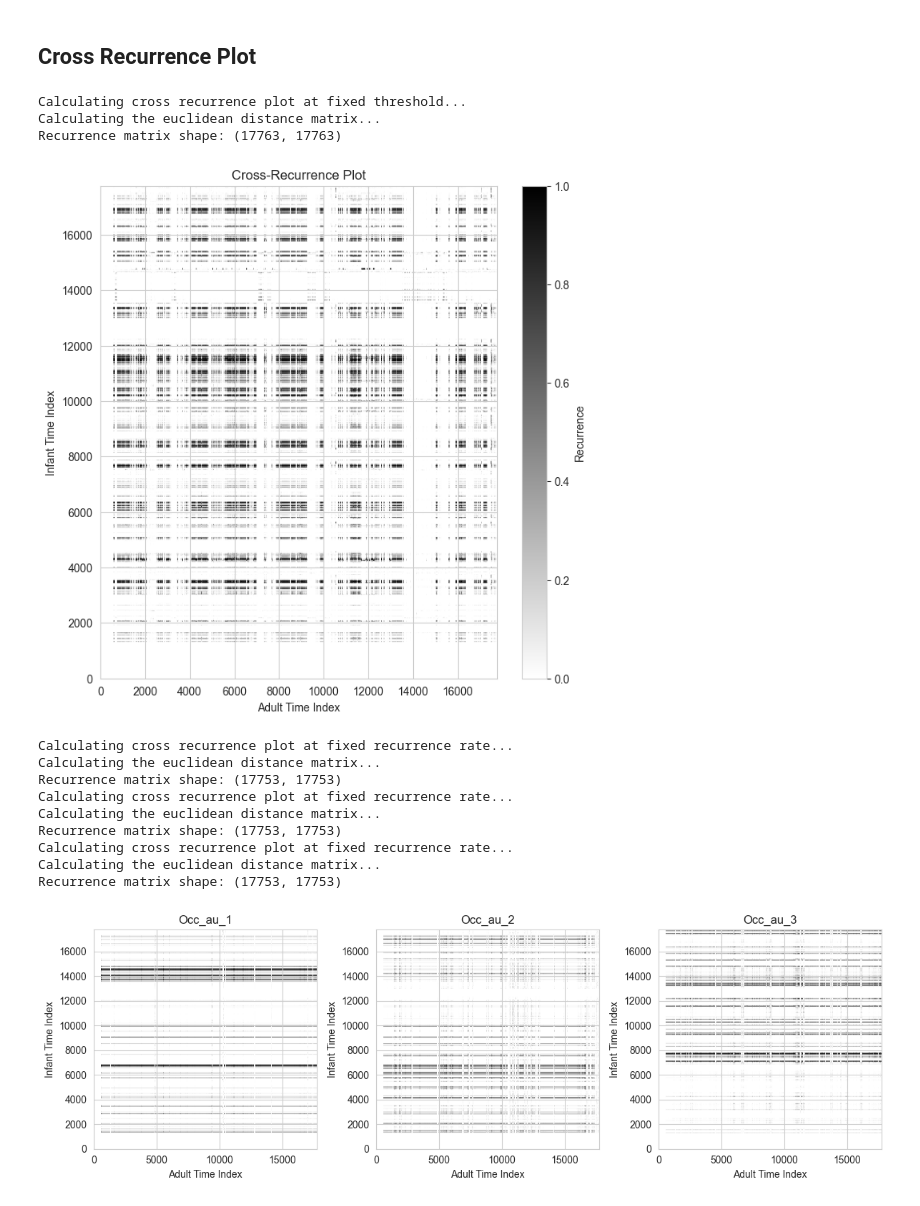
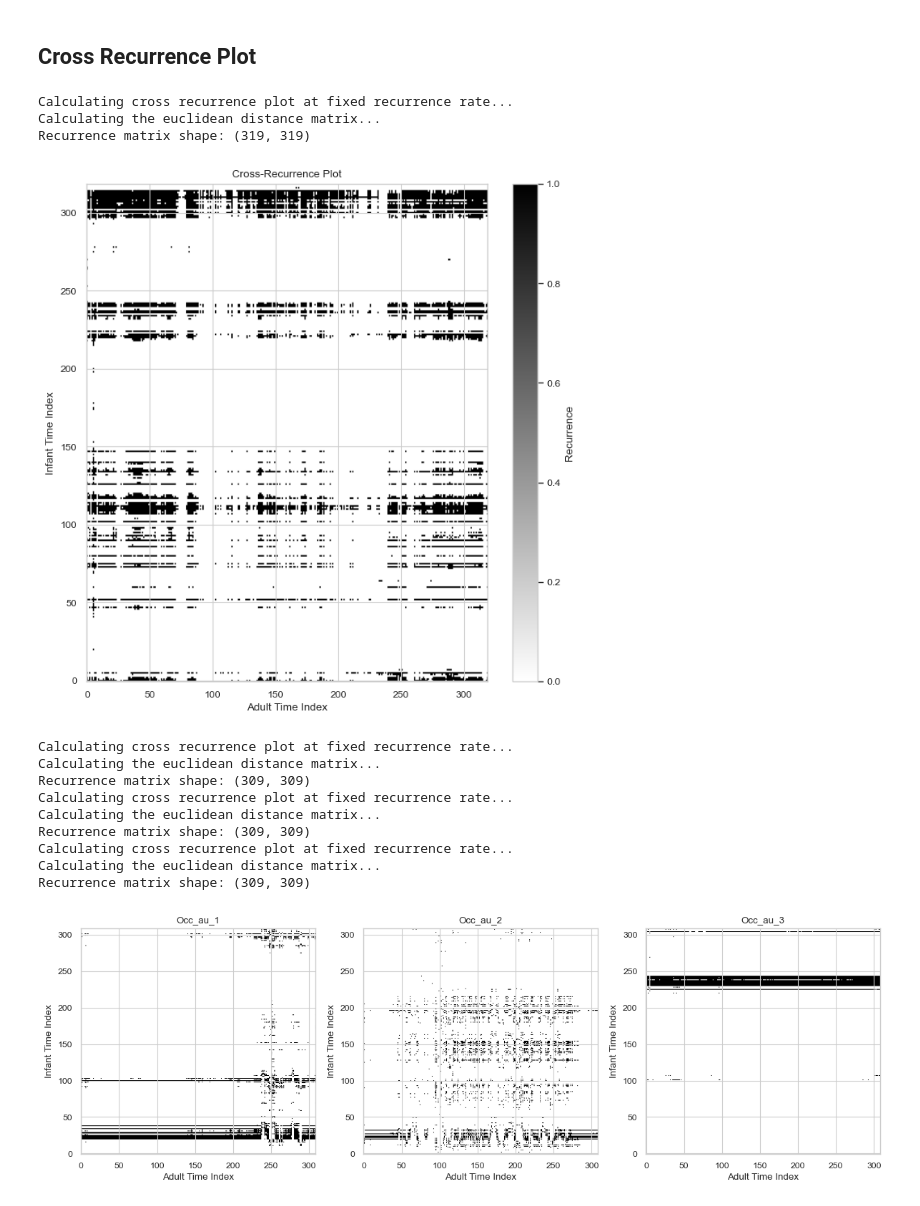
Before and after one commit to Hubizon/dependency-detection, a Jupyter notebook: Correlations.ipynb, the cells around one changed output. Cells and saved outputs as stored; diff of their text form; code cells hidden in the pictures.

Commit message:
More videos processed

```diff
--- a/Correlations.ipynb
+++ b/Correlations.ipynb
@@ -26,9 +50,4 @@ AUs = list(df_infant_processed.columns)
 print(AUs)
 # %% [output]
 ['Occ_au_1', 'Occ_au_2', 'Occ_au_3', 'Occ_au_4', 'Occ_au_6', 'Occ_au_9', 'Occ_au_12', 'Occ_au_20', 'Occ_au_28']
-# %%
-if len(df_adult_processed) > len(df_infant_processed):
-    del_cnt = len(df_adult_processed) - len(df_infant_processed)
-    df_adult_processed = df_adult_processed.iloc[del_cnt:]
-    df_adult_full_processed = df_adult_full_processed.iloc[del_cnt:]
 # %% [markdown]
@@ -207,0 +236,28 @@ Component 9: 0.081
+# %%
+def get_valid_segments_for_both(df_infant, df_adult, min_length=150):
+    valid_infant = (df_infant.iloc[:, 1:] != -1).all(axis=1)
+    valid_adult = (df_adult.iloc[:, 1:] != -1).all(axis=1)
+    valid_both = valid_infant & valid_adult
+
+    segments_infant = []
+    segments_adult = []
+    current_indices = []
+
+    for idx, valid in valid_both.items():
+        if valid:
+            current_indices.append(idx)
+        else:
+            if len(current_indices) >= min_length:
+                segments_infant.append(df_infant.loc[current_indices])
+                segments_adult.append(df_adult.loc[current_indices])
+            current_indices = []
+
+    if len(current_indices) >= min_length:
+        segments_infant.append(df_infant.loc[current_indices])
+        segments_adult.append(df_adult.loc[current_indices])
+
+    return segments_infant, segments_adult
+
+segments_infant, segments_adult = get_valid_segments_for_both(df_infant_full_processed, df_adult_full_processed,
+                                                              min_length=201)
+print(f"The number of segemtns: {len(segments_infant)}, {len(segments_infant)}")
@@ -253,22 +435,22 @@ def plot_cross_recurrence_separate(x, y, metric="euclidean", threshold=None, dim
     plt.show()
 # %%
 # Everything
-plot_cross_recurrence(x=df_infant_cr_processed.values,
-                      y=df_adult_cr_processed.values,
+plot_cross_recurrence(x=segments_infant[0].values,
+                      y=segments_adult[0].values,
                       metric="euclidean",
-                      threshold=0.5,
+                      threshold=None,
                       dim=None,
                       tau=None,
-                      recurrence_rate=None)
+                      recurrence_rate=0.1)
 # %% [output]
-Calculating cross recurrence plot at fixed threshold...
+Calculating cross recurrence plot at fixed recurrence rate...
 Calculating the euclidean distance matrix...
-Recurrence matrix shape: (17763, 17763)
+Recurrence matrix shape: (319, 319)
-[figure, old version]
+[figure, new version]
 # %%
 # Separately
-plot_cross_recurrence_separate(x=df_infant_cr_processed.iloc[:, :3],
-                               y=df_adult_cr_processed.iloc[:, :3],
+plot_cross_recurrence_separate(x=segments_infant[0].iloc[:, :3],
+                               y=segments_adult[0].iloc[:, :3],
                                metric="euclidean",
                                threshold=None,
                                dim=2,
@@ -277,11 +459,11 @@ plot_cross_recurrence_separate(x=df_infant_cr_processed.iloc[:, :3],
 # %% [output]
 Calculating cross recurrence plot at fixed recurrence rate...
 Calculating the euclidean distance matrix...
-Recurrence matrix shape: (17753, 17753)
+Recurrence matrix shape: (309, 309)
 Calculating cross recurrence plot at fixed recurrence rate...
 Calculating the euclidean distance matrix...
-Recurrence matrix shape: (17753, 17753)
+Recurrence matrix shape: (309, 309)
 Calculating cross recurrence plot at fixed recurrence rate...
 Calculating the euclidean distance matrix...
-Recurrence matrix shape: (17753, 17753)
+Recurrence matrix shape: (309, 309)
-[figure, old version]
+[figure, new version]
```
Also changed, not shown: parts of 27 cells of this notebook, 5 other files.
